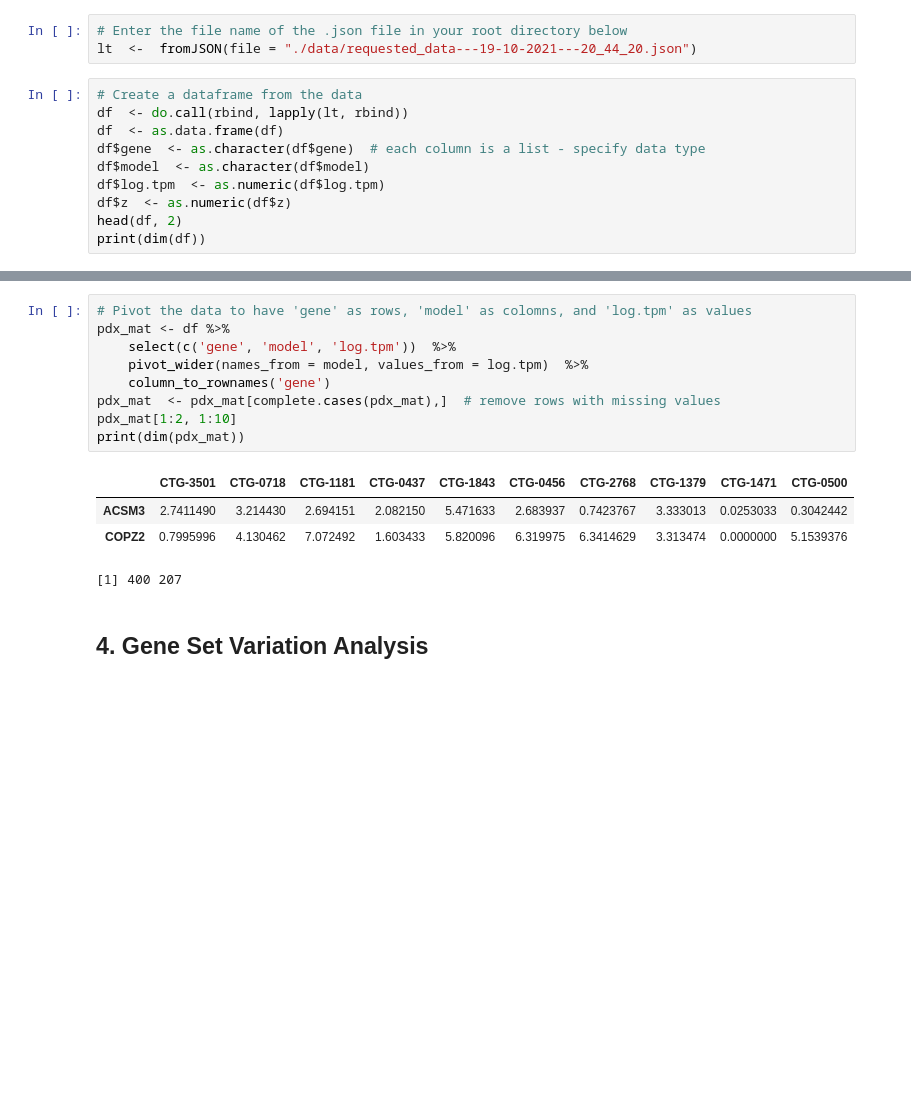
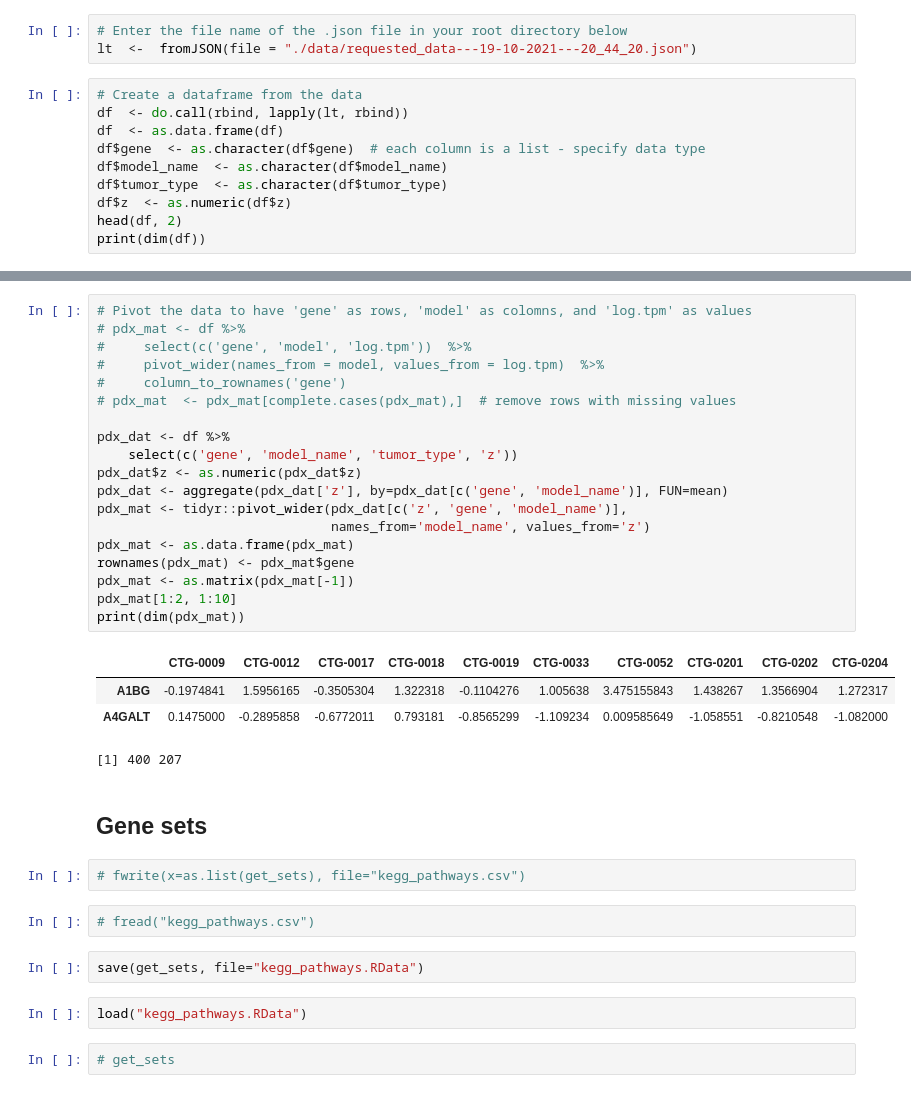
Before and after one commit to liorbey/lumin-workstation-materials, a Jupyter notebook: ssGSEA_R.ipynb, the cells around one changed output, grey strips where cells are left out. Cells and saved outputs as stored; diff of their text form; blank space fills up the shorter version.

```diff
--- a/ssGSEA_R.ipynb
+++ b/ssGSEA_R.ipynb
@@ -287,8 +59,8 @@ lt  <-  fromJSON(file = "./data/requested_data---19-10-2021---20_44_20.json")
 df  <- do.call(rbind, lapply(lt, rbind))
 df  <- as.data.frame(df)
 df$gene  <- as.character(df$gene)  # each column is a list - specify data type
-df$model  <- as.character(df$model)
-df$log.tpm  <- as.numeric(df$log.tpm)
+df$model_name  <- as.character(df$model_name)
+df$tumor_type  <- as.character(df$tumor_type)
 df$z  <- as.numeric(df$z)
 head(df, 2)
 print(dim(df))
@@ -299,17 +71,37 @@ print(dim(df))
 [1] 82800    12
 # %%
 # Pivot the data to have 'gene' as rows, 'model' as colomns, and 'log.tpm' as values
-pdx_mat <- df %>%
-    select(c('gene', 'model', 'log.tpm'))  %>%
-    pivot_wider(names_from = model, values_from = log.tpm)  %>%
-    column_to_rownames('gene')
-pdx_mat  <- pdx_mat[complete.cases(pdx_mat),]  # remove rows with missing values
+# pdx_mat <- df %>%
+#     select(c('gene', 'model', 'log.tpm'))  %>%
+#     pivot_wider(names_from = model, values_from = log.tpm)  %>%
+#     column_to_rownames('gene')
+# pdx_mat  <- pdx_mat[complete.cases(pdx_mat),]  # remove rows with missing values
+
+pdx_dat <- df %>%
+    select(c('gene', 'model_name', 'tumor_type', 'z'))
+pdx_dat$z <- as.numeric(pdx_dat$z)
+pdx_dat <- aggregate(pdx_dat['z'], by=pdx_dat[c('gene', 'model_name')], FUN=mean)
+pdx_mat <- tidyr::pivot_wider(pdx_dat[c('z', 'gene', 'model_name')],
+                              names_from='model_name', values_from='z')
+pdx_mat <- as.data.frame(pdx_mat)
+rownames(pdx_mat) <- pdx_mat$gene
+pdx_mat <- as.matrix(pdx_mat[-1])
 pdx_mat[1:2, 1:10]
 print(dim(pdx_mat))
 # %% [output]
-|  | CTG-3501 | CTG-0718 | CTG-1181 | CTG-0437 | CTG-1843 | CTG-0456 | CTG-2768 | CTG-1379 | CTG-1471 | CTG-0500 |
-| ACSM3 | 2.7411490 | 3.214430 | 2.694151 | 2.082150 | 5.471633 | 2.683937 | 0.7423767 | 3.333013 | 0.0253033 | 0.3042442 |
-| COPZ2 | 0.7995996 | 4.130462 | 7.072492 | 1.603433 | 5.820096 | 6.319975 | 6.3414629 | 3.313474 | 0.0000000 | 5.1539376 |
+|  | CTG-0009 | CTG-0012 | CTG-0017 | CTG-0018 | CTG-0019 | CTG-0033 | CTG-0052 | CTG-0201 | CTG-0202 | CTG-0204 |
+| A1BG | -0.1974841 | 1.5956165 | -0.3505304 | 1.322318 | -0.1104276 | 1.005638 | 3.475155843 | 1.438267 | 1.3566904 | 1.272317 |
+| A4GALT | 0.1475000 | -0.2895858 | -0.6772011 | 0.793181 | -0.8565299 | -1.109234 | 0.009585649 | -1.058551 | -0.8210548 | -1.082000 |
 [1] 400 207
-# %% [markdown]
-## 4. Gene Set Variation Analysis
+# %% [markdown]
+## Gene sets
+# %%
+# fwrite(x=as.list(get_sets), file="kegg_pathways.csv")
+# %%
+# fread("kegg_pathways.csv")
+# %%
+save(get_sets, file="kegg_pathways.RData")
+# %%
+load("kegg_pathways.RData")
+# %%
+# get_sets
```
Also changed, not shown: parts of 23 cells of this notebook.
